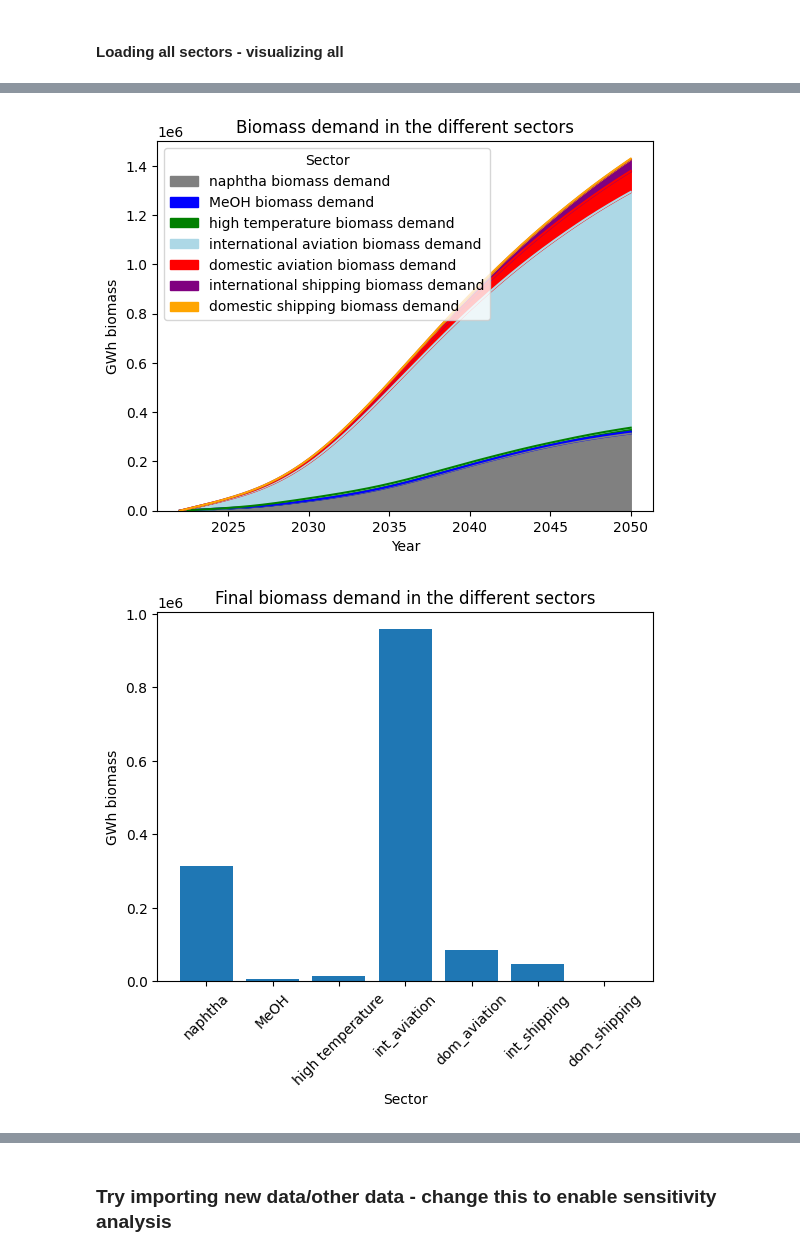
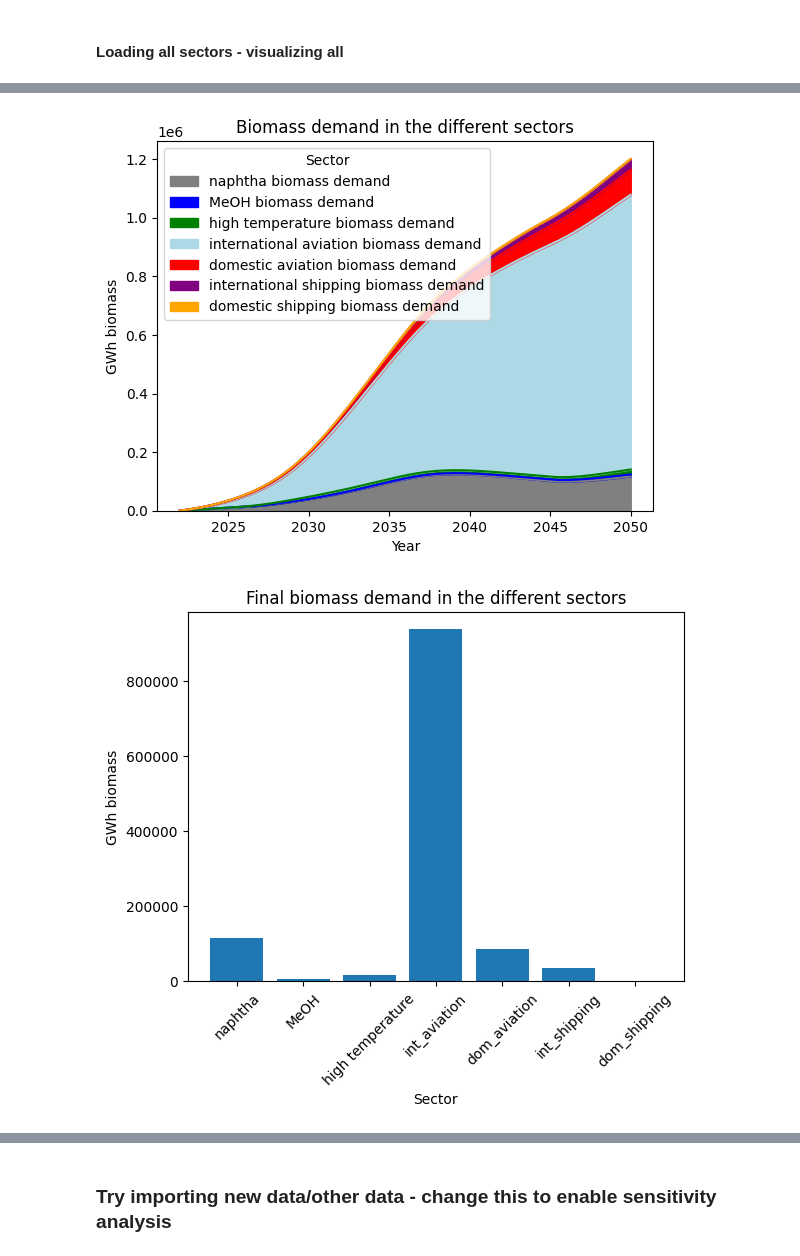
Before and after one commit to FrederikFertin/h2_system_dynamics, a Jupyter notebook: simulations.ipynb, the cells around one changed output, grey strips where cells are left out. Saved outputs shown, nothing was run; the diff lists cells and outputs as text; code cells hidden in the pictures.

```diff
--- a/simulations.ipynb
+++ b/simulations.ipynb
@@ -170,8 +189,8 @@ plt.show()
 #### Loading all sectors - visualizing all
 # %%
 stocks_of_interest = sectors
-model.set_components({"Green H2 subsidy size": 0})
-run = model.run()
+sens_models["base"].set_components({"Green H2 subsidy size": 1.5})
+run = sens_models["base"].run()
 # %%
 # Visualize the energy consumption in the different sectors using stacked area plots.
 # Do this in two separate grid plots. One for industry and one for transport. Use the dictionary sector_dict to get the sectors for each category.
@@ -204,11 +223,11 @@ for main_sector in sector_dict.keys():
 # %%
 # Visualize the hydrogen demand in the sectors using a stacked area plot.
 stocks_of_interest = list(hydrogen_demands.values())
-df = run[stocks_of_interest]
+df = run[stocks_of_interest]*33.33/1e6
 df.index = run.index
 df.plot.area(title="Hydrogen demand in the different sectors", color=["gray", "blue", "green", "lightblue", "red", "purple", "orange", "pink", "brown", "black"])
 plt.xlabel("Year")
-plt.ylabel("t H2")
+plt.ylabel("TWh H2")
 plt.legend(title="Sector")
 plt.show()
 
@@ -255,2 +274,2 @@ plt.show()
-[figure, old version]
+[figure, new version]
-[figure, old version]
+[figure, new version]
```
Also changed, not shown: parts of 13 cells of this notebook, 14 other files.
